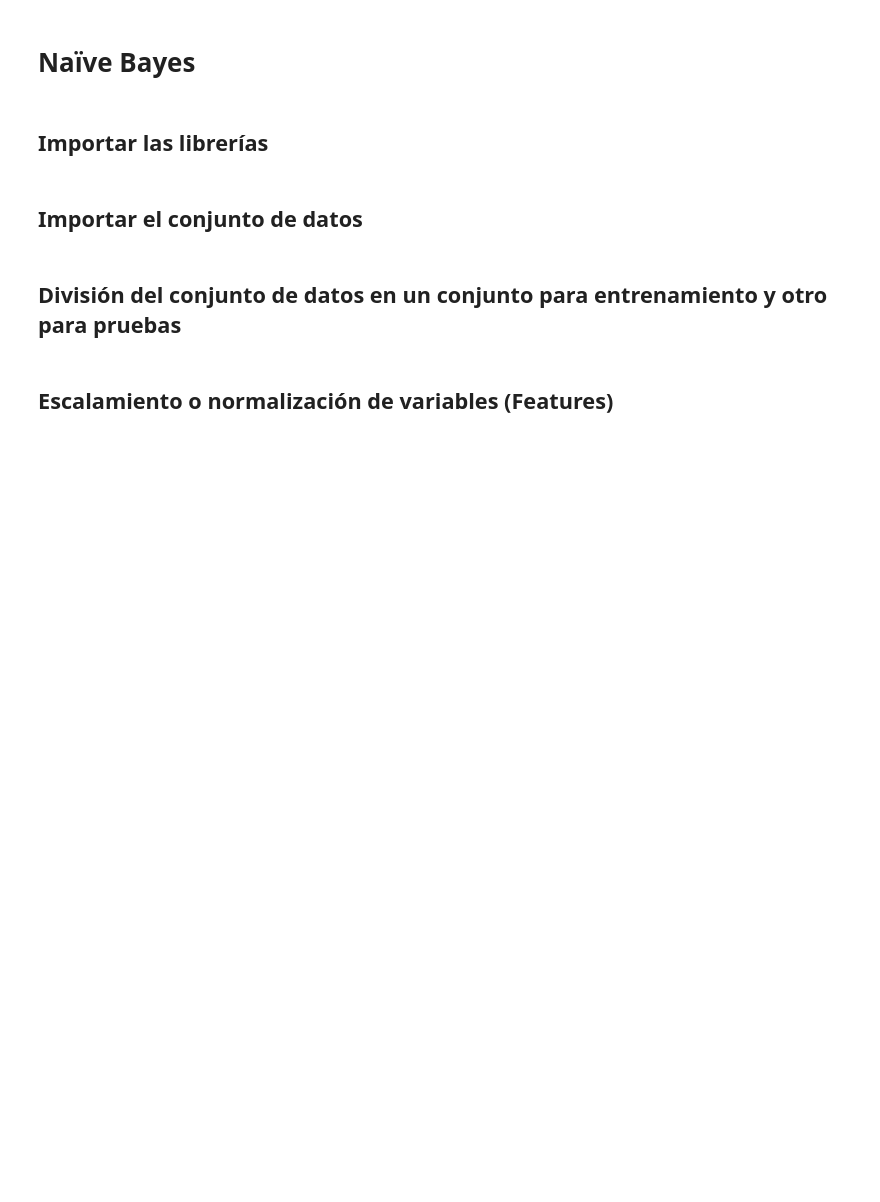
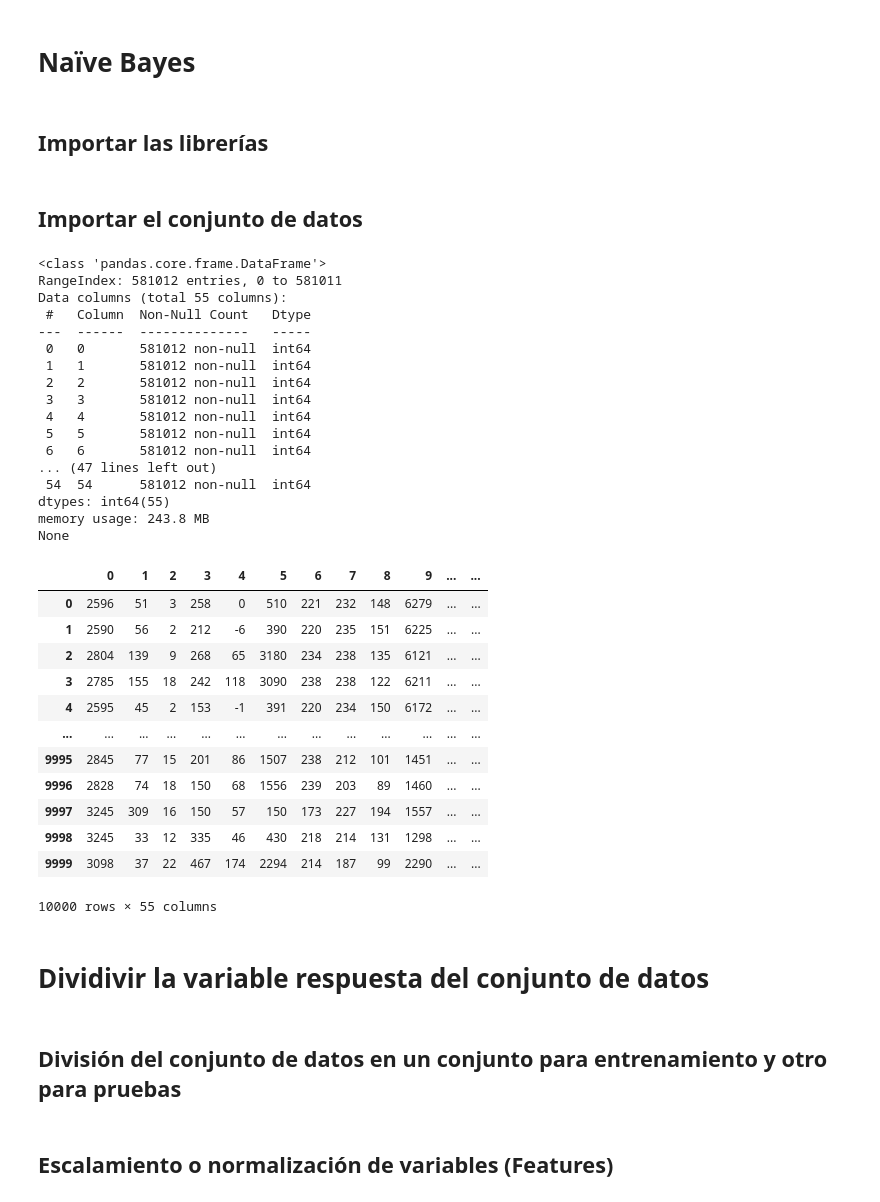
Before and after one commit to Kojimena/P2-ADA, a Jupyter notebook: 02-Naive_Bayes.ipynb, the cells around one changed output. Saved outputs shown, nothing was run; the diff lists cells and outputs as text; code cells hidden in the pictures; blank space fills up the shorter version.

```diff
--- a/02-Naive_Bayes.ipynb
+++ b/02-Naive_Bayes.ipynb
@@ -14,0 +15,42 @@ y = datos.iloc[:, -1].values
+# %%
+# Cargar datos del archivo covtype.data
+df = pd.read_csv("covtype.data", header=None)
+
+max_samples = 10000
+print(df.info())
+
+df = df.head(max_samples)
+df
+# %% [output]
+<class 'pandas.core.frame.DataFrame'>
+RangeIndex: 581012 entries, 0 to 581011
+Data columns (total 55 columns):
+ #   Column  Non-Null Count   Dtype
+---  ------  --------------   -----
+ 0   0       581012 non-null  int64
+ 1   1       581012 non-null  int64
+ 2   2       581012 non-null  int64
+ 3   3       581012 non-null  int64
+ 4   4       581012 non-null  int64
+ 5   5       581012 non-null  int64
+ 6   6       581012 non-null  int64
+... (47 lines left out)
+ 54  54      581012 non-null  int64
+dtypes: int64(55)
+memory usage: 243.8 MB
+None
+|  | 0 | 1 | 2 | 3 | 4 | 5 | 6 | 7 | 8 | 9 | ... | ... |
+| 0 | 2596 | 51 | 3 | 258 | 0 | 510 | 221 | 232 | 148 | 6279 | ... | ... |
+| 1 | 2590 | 56 | 2 | 212 | -6 | 390 | 220 | 235 | 151 | 6225 | ... | ... |
+| 2 | 2804 | 139 | 9 | 268 | 65 | 3180 | 234 | 238 | 135 | 6121 | ... | ... |
+| 3 | 2785 | 155 | 18 | 242 | 118 | 3090 | 238 | 238 | 122 | 6211 | ... | ... |
+| 4 | 2595 | 45 | 2 | 153 | -1 | 391 | 220 | 234 | 150 | 6172 | ... | ... |
+| ... | ... | ... | ... | ... | ... | ... | ... | ... | ... | ... | ... | ... |
+| 9995 | 2845 | 77 | 15 | 201 | 86 | 1507 | 238 | 212 | 101 | 1451 | ... | ... |
+| 9996 | 2828 | 74 | 18 | 150 | 68 | 1556 | 239 | 203 | 89 | 1460 | ... | ... |
+| 9997 | 3245 | 309 | 16 | 150 | 57 | 150 | 173 | 227 | 194 | 1557 | ... | ... |
+| 9998 | 3245 | 33 | 12 | 335 | 46 | 430 | 218 | 214 | 131 | 1298 | ... | ... |
+| 9999 | 3098 | 37 | 22 | 467 | 174 | 2294 | 214 | 187 | 99 | 2290 | ... | ... |
+10000 rows × 55 columns
+# %% [markdown]
+# Dividivir la variable respuesta del conjunto de datos
```
Also changed, not shown: parts of 25 cells of this notebook, 1 other file.
